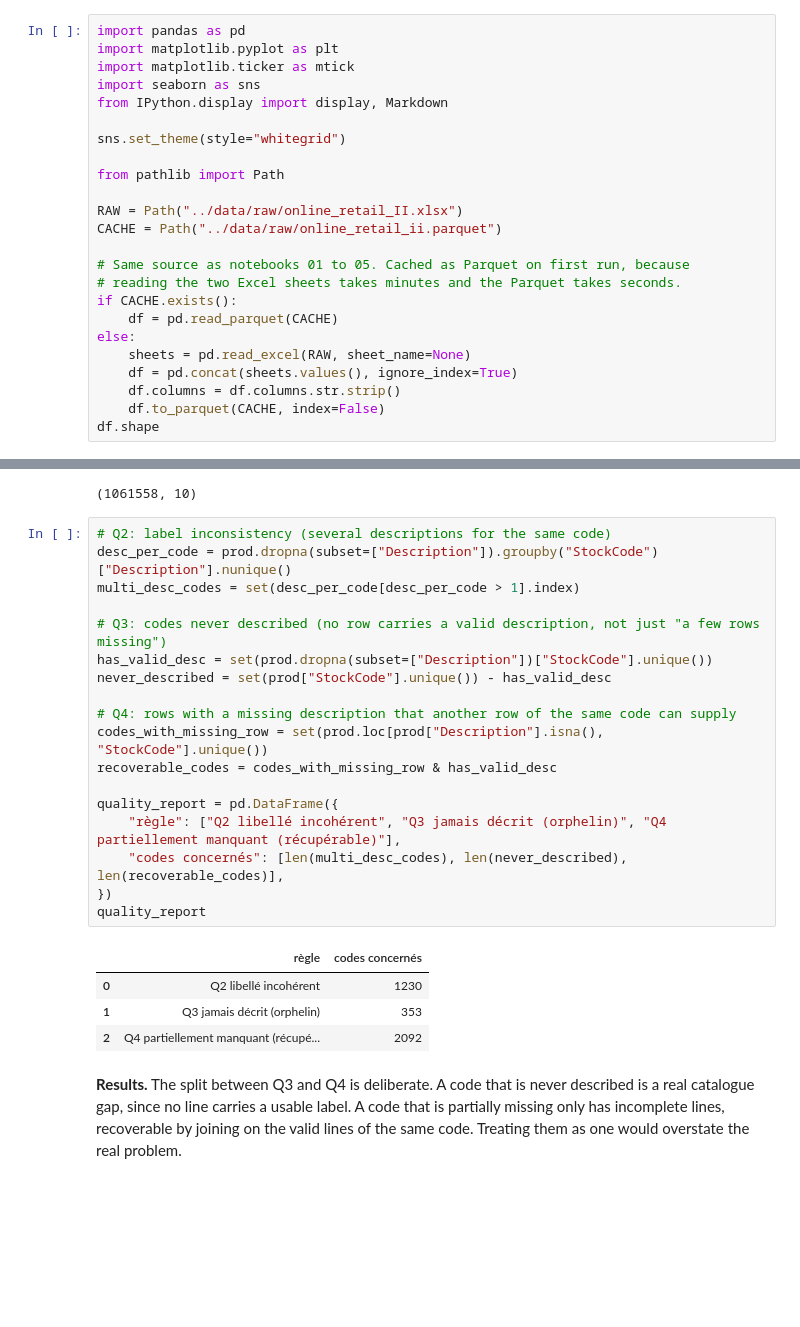
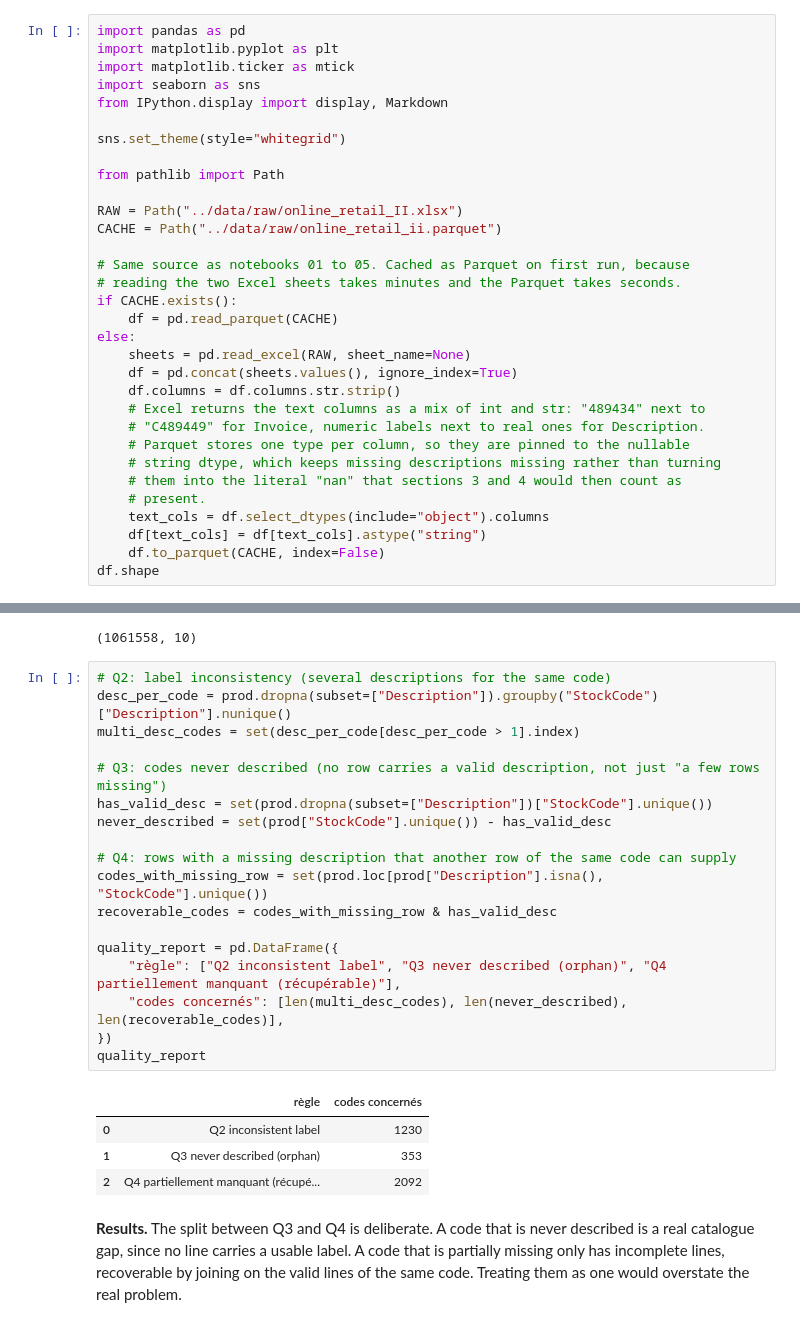
Before and after one commit to juliettebm/customer-analytics-retail, a Jupyter notebook: notebooks/06_catalog_quality.ipynb, the cells around one changed output, grey strips where cells are left out. Cells and saved outputs as stored; diff of their text form; blank space fills up the shorter version.

```diff
--- a/notebooks/06_catalog_quality.ipynb
+++ b/notebooks/06_catalog_quality.ipynb
@@ -57,6 +57,14 @@ else:
     sheets = pd.read_excel(RAW, sheet_name=None)
     df = pd.concat(sheets.values(), ignore_index=True)
     df.columns = df.columns.str.strip()
+    # Excel returns the text columns as a mix of int and str: "489434" next to
+    # "C489449" for Invoice, numeric labels next to real ones for Description.
+    # Parquet stores one type per column, so they are pinned to the nullable
+    # string dtype, which keeps missing descriptions missing rather than turning
+    # them into the literal "nan" that sections 3 and 4 would then count as
+    # present.
+    text_cols = df.select_dtypes(include="object").columns
+    df[text_cols] = df[text_cols].astype("string")
     df.to_parquet(CACHE, index=False)
 df.shape
 # %% [output]
@@ -137,25 +146,25 @@ prod.shape
 # %%
 # Q2: label inconsistency (several descriptions for the same code)
 desc_per_code = prod.dropna(subset=["Description"]).groupby("StockCode")["Description"].nunique()
 multi_desc_codes = set(desc_per_code[desc_per_code > 1].index)
 
 # Q3: codes never described (no row carries a valid description, not just "a few rows missing")
 has_valid_desc = set(prod.dropna(subset=["Description"])["StockCode"].unique())
 never_described = set(prod["StockCode"].unique()) - has_valid_desc
 
 # Q4: rows with a missing description that another row of the same code can supply
 codes_with_missing_row = set(prod.loc[prod["Description"].isna(), "StockCode"].unique())
 recoverable_codes = codes_with_missing_row & has_valid_desc
 
 quality_report = pd.DataFrame({
-    "règle": ["Q2 libellé incohérent", "Q3 jamais décrit (orphelin)", "Q4 partiellement manquant (récupérable)"],
+    "règle": ["Q2 inconsistent label", "Q3 never described (orphan)", "Q4 partiellement manquant (récupérable)"],
     "codes concernés": [len(multi_desc_codes), len(never_described), len(recoverable_codes)],
 })
 quality_report
 # %% [output]
 |  | règle | codes concernés |
-| 0 | Q2 libellé incohérent | 1230 |
-| 1 | Q3 jamais décrit (orphelin) | 353 |
+| 0 | Q2 inconsistent label | 1230 |
+| 1 | Q3 never described (orphan) | 353 |
 | 2 | Q4 partiellement manquant (récupé... | 2092 |
 # %% [markdown]
 **Results.** The split between Q3 and Q4 is deliberate. A code that is never described is a real catalogue gap, since no line carries a usable label. A code that is partially missing only has incomplete lines, recoverable by joining on the valid lines of the same code. Treating them as one would overstate the real problem.
```
Also changed, not shown: parts of 17 cells of this notebook, 9 other files.
